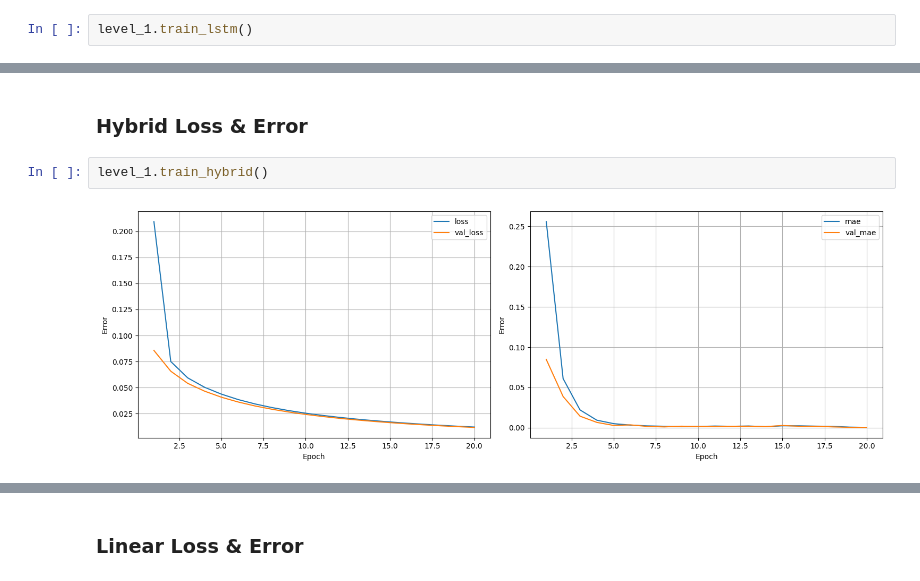
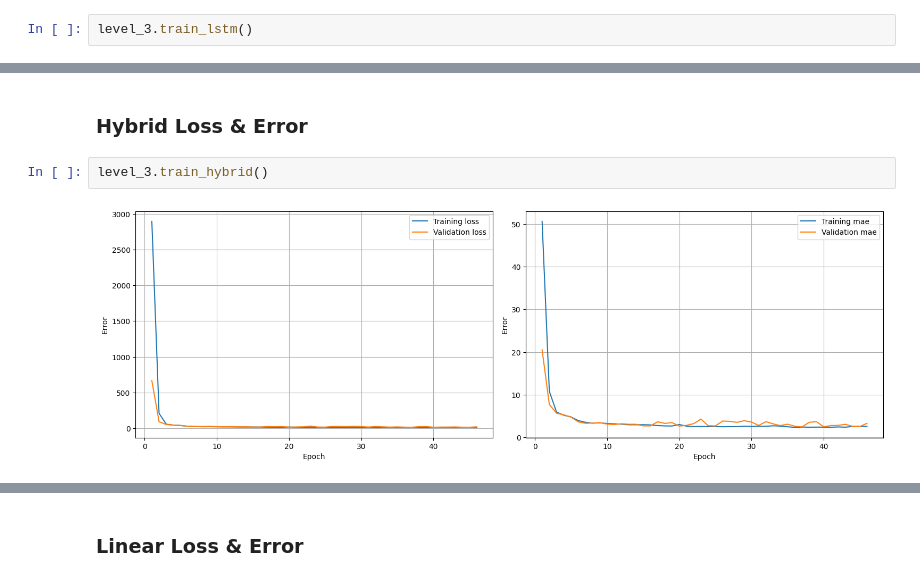
Before and after one commit to davidspector67/weather_predictor, a Jupyter notebook: project_lstm.ipynb, the cells around one changed output, grey strips where cells are left out. Drawn from its saved outputs; the diff is of its cells as text.

```diff
--- a/project_lstm.ipynb
+++ b/project_lstm.ipynb
@@ -956,5 +956,5 @@ We expect the models to have a correct shape, shifted around the correct tempatu
 # %% [markdown]
 ### LSTM Loss & Error
 # %%
-level_1.train_lstm()
+level_3.train_lstm()
 # %% [output]
@@ -964,6 +966,6 @@ MSE of test data: 534.12548828125
 # %% [markdown]
 ### Hybrid Loss & Error
 # %%
-level_1.train_hybrid()
+level_3.train_hybrid()
 # %% [output]
-[figure, old version]
+[figure, new version]
```
Also changed, not shown: parts of 7 cells of this notebook.
